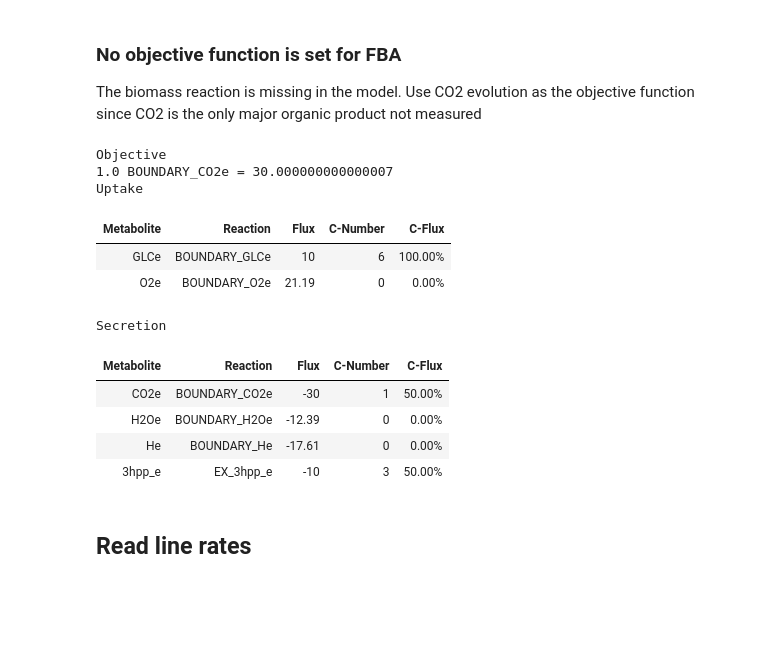
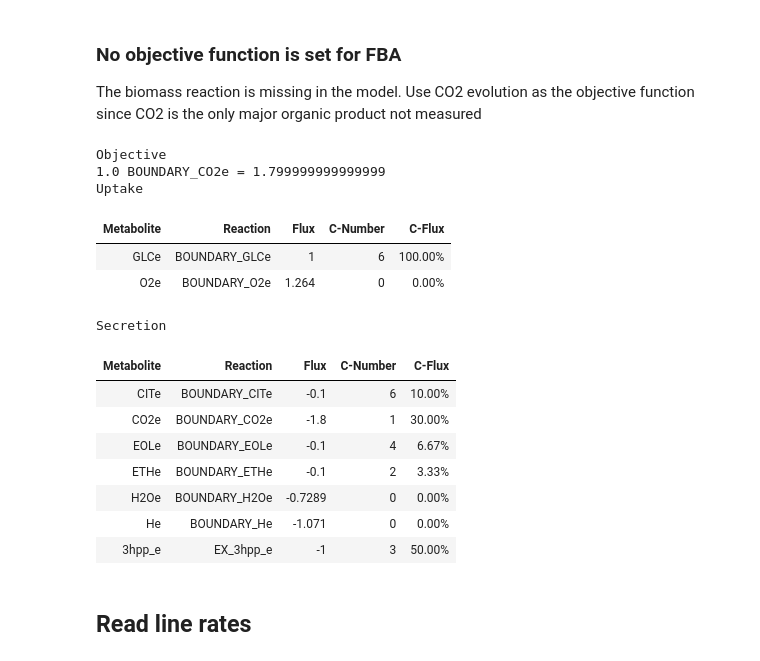
Before and after one commit to AgileBioFoundry/AspergillusQ4Milestone, a Jupyter notebook: notebooks/round2/Eflux4A.niger.ipynb, the cells around one changed output. Drawn from its saved outputs; the diff is of its cells as text; code cells hidden in the pictures; blank space fills up the shorter version.

```diff
--- a/notebooks/round2/Eflux4A.niger.ipynb
+++ b/notebooks/round2/Eflux4A.niger.ipynb
@@ -32,7 +32,7 @@ global_prot
 ## Read iJB1325 with non-native genes added for 3HP production
 # %%
 # todo: update gurobi license (not required to use gurobi)
-model = cobra.io.load_json_model('../../models/iJB1325_HP.nonnative_genes.pubchem.flipped.nonzero.reduced.json')
+model = cobra.io.load_json_model('../../models/iJB1325_HP.nonnative_genes.pubchem.flipped.nonzero.reduced.round2.json')
 #model.solver = 'gurobi'
 #model.solver
 # %%
@@ -51,22 +51,28 @@ The biomass reaction is missing in the model. Use CO2 evolution as the objective
 # %%
 with model:
     model.objective = 'BOUNDARY_CO2e'
-    model.reactions.BOUNDARY_GLCe.upper_bound = 10.0
-    model.reactions.EX_3hpp_e.lower_bound = 10.0
+    model.reactions.BOUNDARY_GLCe.upper_bound = 1.0
+    model.reactions.EX_3hpp_e.lower_bound = 1.0
+    model.reactions.BOUNDARY_ETHe.lower_bound = 0.1
+    model.reactions.BOUNDARY_EOLe.lower_bound = 0.1
+    model.reactions.BOUNDARY_CITe.lower_bound = 0.1
     display(model.summary())
 # %% [output]
 Objective
-1.0 BOUNDARY_CO2e = 30.000000000000007
+1.0 BOUNDARY_CO2e = 1.799999999999999
 Uptake
 | Metabolite | Reaction | Flux | C-Number | C-Flux |
-| GLCe | BOUNDARY_GLCe | 10 | 6 | 100.00% |
-| O2e | BOUNDARY_O2e | 21.19 | 0 | 0.00% |
+| GLCe | BOUNDARY_GLCe | 1 | 6 | 100.00% |
+| O2e | BOUNDARY_O2e | 1.264 | 0 | 0.00% |
 Secretion
 | Metabolite | Reaction | Flux | C-Number | C-Flux |
-| CO2e | BOUNDARY_CO2e | -30 | 1 | 50.00% |
-| H2Oe | BOUNDARY_H2Oe | -12.39 | 0 | 0.00% |
-| He | BOUNDARY_He | -17.61 | 0 | 0.00% |
-| 3hpp_e | EX_3hpp_e | -10 | 3 | 50.00% |
+| CITe | BOUNDARY_CITe | -0.1 | 6 | 10.00% |
+| CO2e | BOUNDARY_CO2e | -1.8 | 1 | 30.00% |
+| EOLe | BOUNDARY_EOLe | -0.1 | 4 | 6.67% |
+| ETHe | BOUNDARY_ETHe | -0.1 | 2 | 3.33% |
+| H2Oe | BOUNDARY_H2Oe | -0.7289 | 0 | 0.00% |
+| He | BOUNDARY_He | -1.071 | 0 | 0.00% |
+| 3hpp_e | EX_3hpp_e | -1 | 3 | 50.00% |
 # %%
 model.objective = 'BOUNDARY_CO2e'
 # %% [markdown]
```
Also changed, not shown: parts of 11 cells of this notebook, 6 other files.
